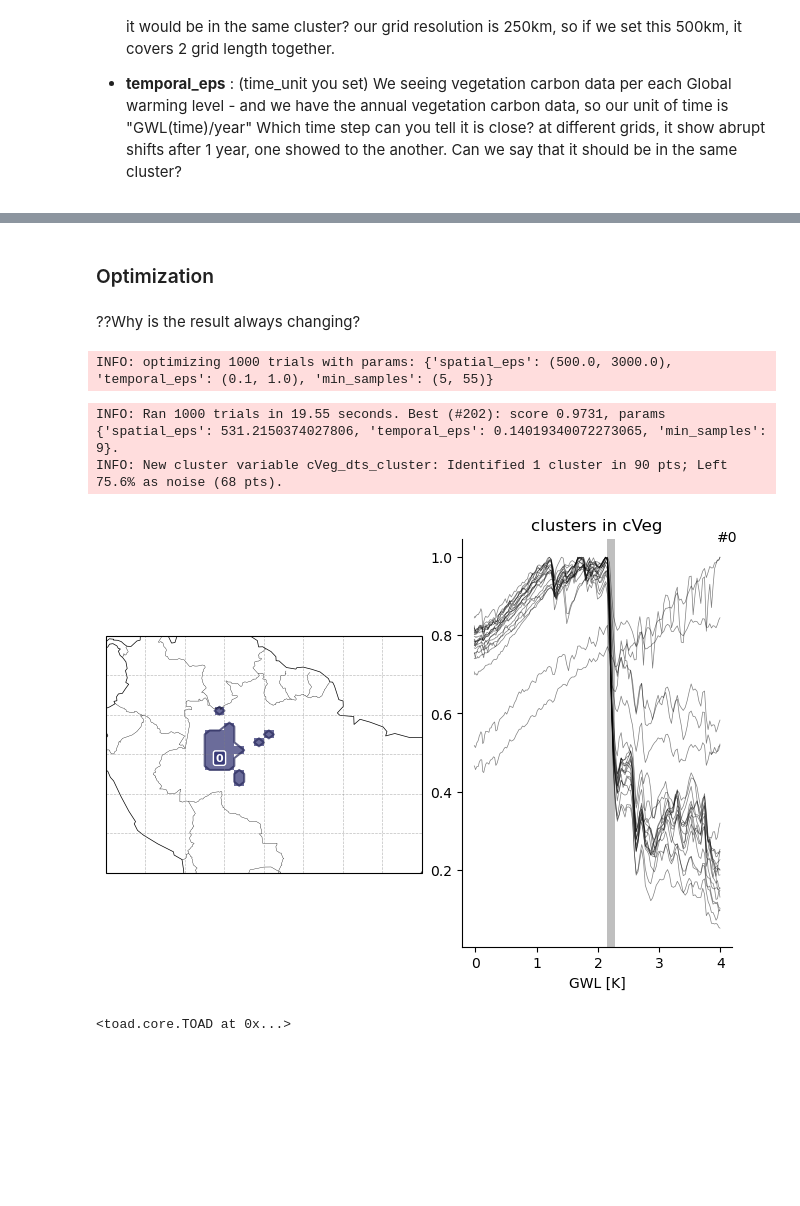
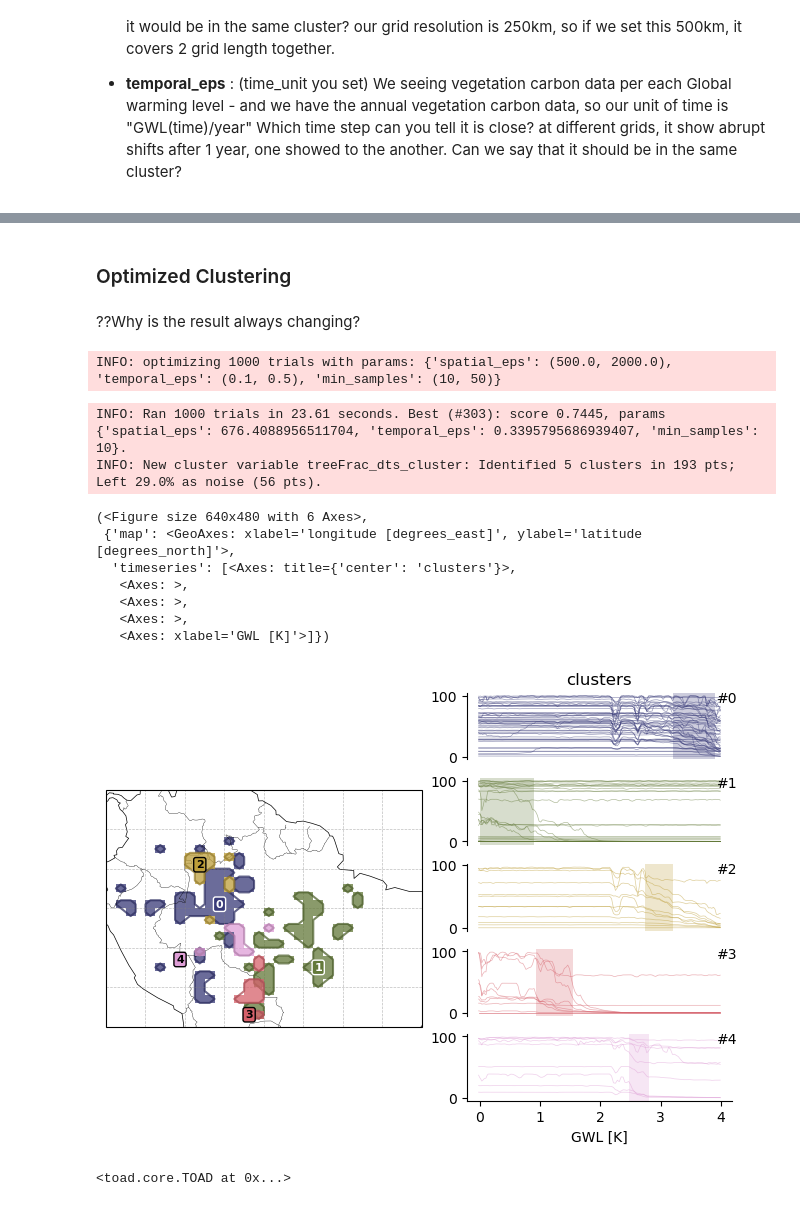
Before and after one commit to GinnyinGermany/TOAD_CLEWS, a Jupyter notebook: Amazon/TOAD_Amazon_main.ipynb, the cells around one changed output, grey strips where cells are left out. Saved outputs shown, nothing was run; the diff lists cells and outputs as text; code cells hidden in the pictures; blank space fills up the shorter version.

```diff
--- a/Amazon/TOAD_Amazon_main.ipynb
+++ b/Amazon/TOAD_Amazon_main.ipynb
@@ -8,11 +8,36 @@ from pathlib import Path
 # %% [markdown]
 ### 1. Load preprocessed model data
 When you change the model and variable, you can see different result automatically!
+# %%
+MODEL = "GFDL-ESM4"
+VARIABLE = "treeFrac"
+ROLLING_YEARS = 1
+# ROLLING_YEARS = 1   # annual
+# ROLLING_YEARS = 5    # 5-year centered rolling mean
+# ROLLING_YEARS = 10   # 10-year centered rolling mean
 # %%
-MODEL = "GFDL-ESM4"
-VARIABLE = "cVeg"
+def smoothing_suffix(rolling_years=None):
+    if rolling_years is None or rolling_years <= 1:
+        return ""
+    return f"_smooth{rolling_years}yr"
+
+
+def get_plot_path(plot_type, model_name, variable, rolling_years=None):
+    suffix = smoothing_suffix(rolling_years)
+
+    filename_map = {
+        "trend": f"TrendPlot_{variable}_{model_name}{suffix}.png",
+        "spatial": f"SpatialMap_{variable}_{model_name}{suffix}.png",
+    }
+
+    return Path("plots") / filename_map[plot_type]
+
+suffix = smoothing_suffix(ROLLING_YEARS)
+
+file_path = f"processed_data/TOAD_{VARIABLE}_{MODEL}{suffix}.nc"
 # %%
-ds = xr.open_dataset(f"processed_data/TOAD_{VARIABLE}_{MODEL}.nc")
+# Open the processed dataset(netCDF)
+ds = xr.open_dataset(file_path)
 # %% [markdown]
 #### check resolution of model output
 # %%
@@ -197,34 +232,42 @@ td.plot.overview(mode="aggregated");
 # %% [markdown]
-### Optimization
+### Optimized Clustering
 # %% [markdown]
 ??Why is the result always changing?
 # %%
 td.compute_clusters(
     var=VARIABLE,
     method=SpaceTimeDBSCAN,
     shift_direction="negative",
     shift_selection="local",
 
     optimize=True,
     optimize_params={
-        "spatial_eps": (500.0, 3000.0),   # km
-        "temporal_eps": (0.1, 1.0),       # °C GWL
-        "min_samples": (5, 55),            # integer
+        "spatial_eps": (500.0, 2000.0),   # km
+        "temporal_eps": (0.1, 0.5),       # °C GWL
+        "min_samples": (10, 50),            # integer
     },
 
     optimize_objective="combined_spatial_nonlinearity",
     optimize_direction="maximize",
     optimize_n_trials=1000,
     overwrite=True,
 )
 
 # plot the latest cluster variable
-td.plot.overview(td.cluster_vars[-1], normalize="max_each");
+# td.plot.overview(td.cluster_vars[-1], normalize="max_each"); normalisation the y-axis
+td.plot.overview(td.cluster_vars[-1])
 # %% [output]
-INFO: optimizing 1000 trials with params: {'spatial_eps': (500.0, 3000.0), 'temporal_eps': (0.1, 1.0), 'min_samples': (5, 55)}
+INFO: optimizing 1000 trials with params: {'spatial_eps': (500.0, 2000.0), 'temporal_eps': (0.1, 0.5), 'min_samples': (10, 50)}
-INFO: Ran 1000 trials in 19.55 seconds. Best (#202): score 0.9731, params {'spatial_eps': 531.2150374027806, 'temporal_eps': 0.14019340072273065, 'min_samples': 9}.
-INFO: New cluster variable cVeg_dts_cluster: Identified 1 cluster in 90 pts; Left 75.6% as noise (68 pts).
+INFO: Ran 1000 trials in 23.61 seconds. Best (#303): score 0.7445, params {'spatial_eps': 676.4088956511704, 'temporal_eps': 0.3395795686939407, 'min_samples': 10}.
+INFO: New cluster variable treeFrac_dts_cluster: Identified 5 clusters in 193 pts; Left 29.0% as noise (56 pts).
+(<Figure size 640x480 with 6 Axes>,
+ {'map': <GeoAxes: xlabel='longitude [degrees_east]', ylabel='latitude [degrees_north]'>,
+  'timeseries': [<Axes: title={'center': 'clusters'}>,
+   <Axes: >,
+   <Axes: >,
+   <Axes: >,
+   <Axes: xlabel='GWL [K]'>]})
-[figure, old version]
+[figure, new version]
 # %%
 td
 # %% [output]
```
Also changed, not shown: parts of 19 cells of this notebook, 4 other files.
